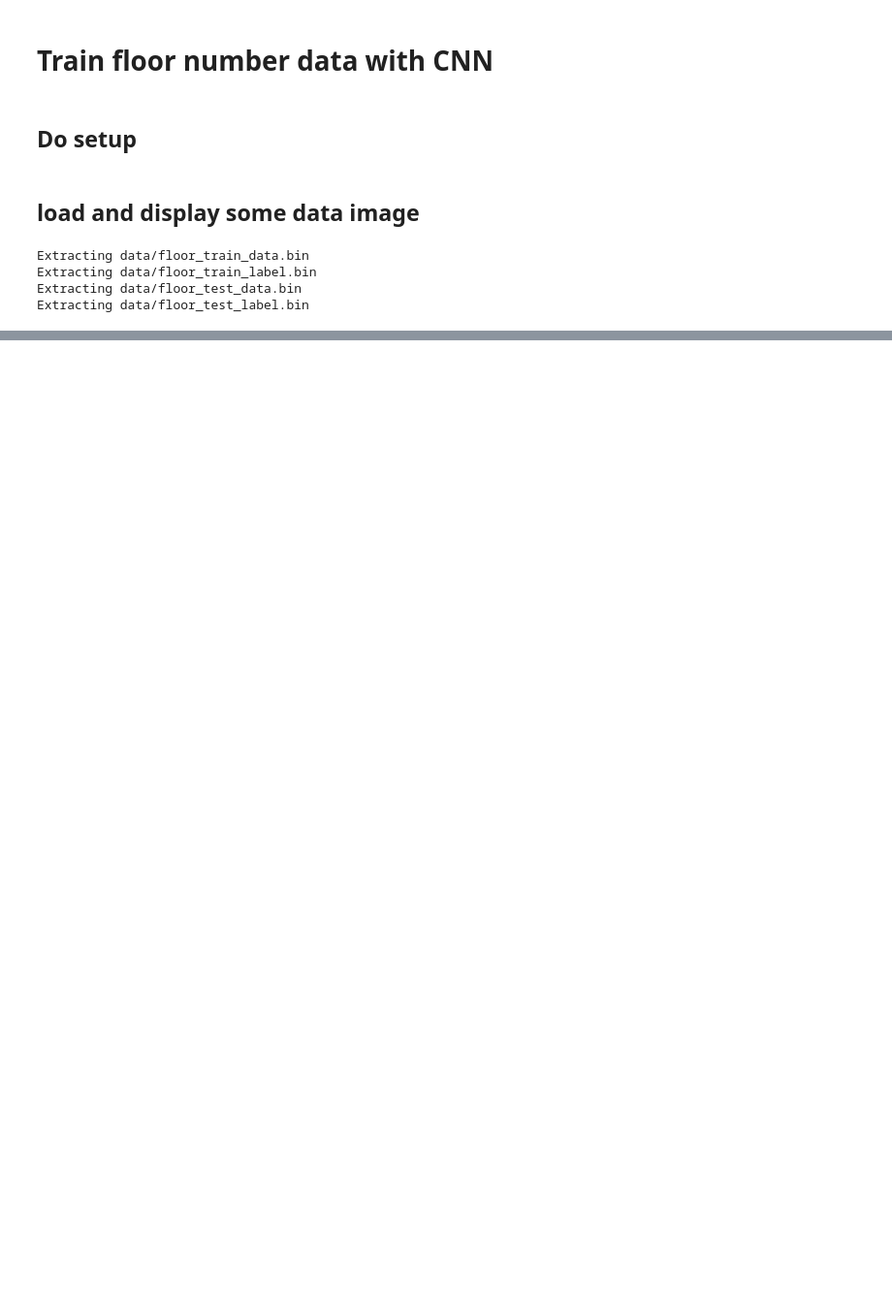
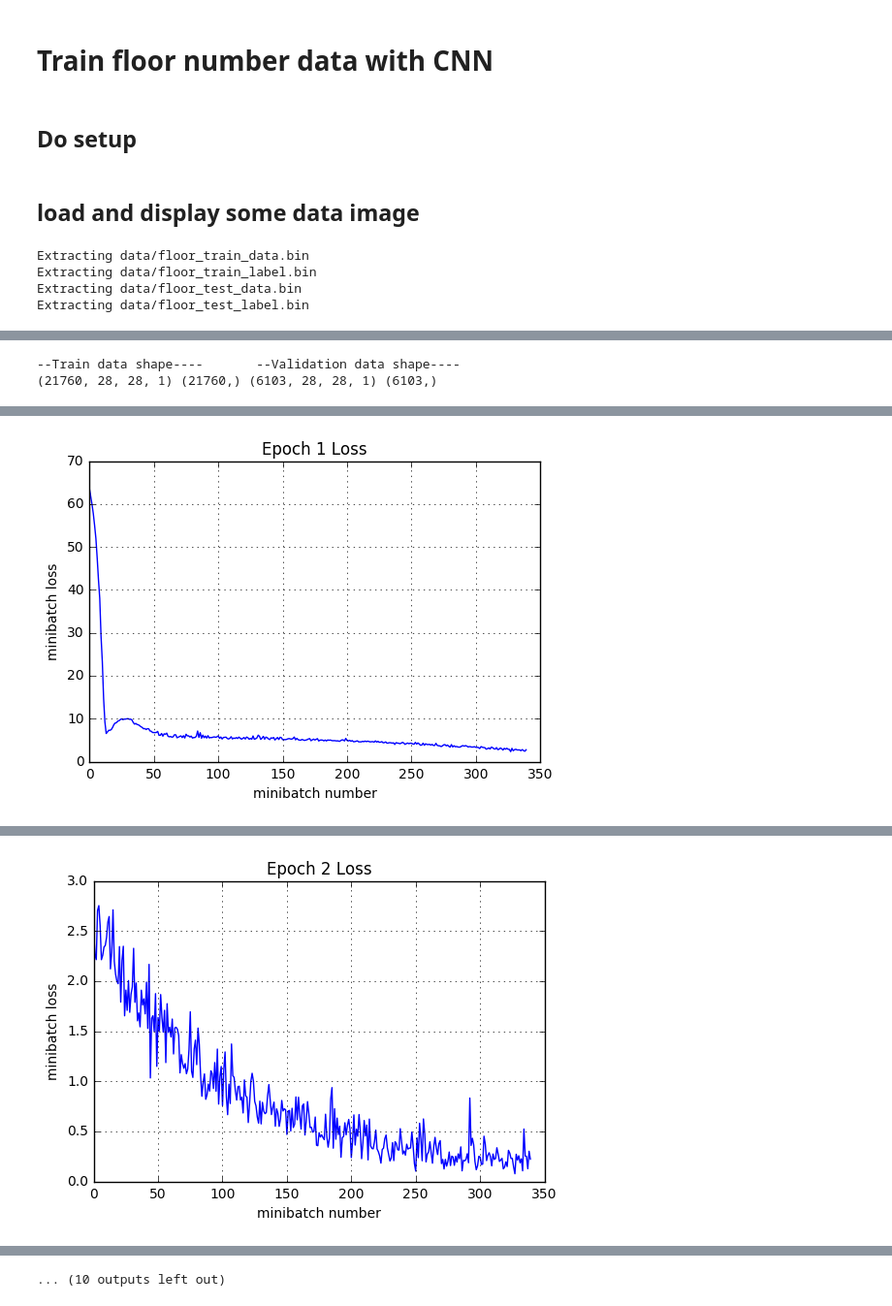
Before and after one commit to peter6888/deepception, a Jupyter notebook: cnn_digit/cnn_floor.ipynb, the cells around one changed output, grey strips where cells are left out. Shown at 97% size. Saved outputs shown, nothing was run; the diff lists cells and outputs as text; code cells hidden in the pictures; blank space fills up the shorter version.

Commit message:
new more accurate model'

```diff
--- a/cnn_digit/cnn_floor.ipynb
+++ b/cnn_digit/cnn_floor.ipynb
@@ -80,0 +141,13 @@ for y, cls in enumerate(class_7):
+# %%
+total_cnt, train_cnt = 27863, 21760
+train_indices = np.arange(total_cnt)
+np.random.shuffle(train_indices)
+X_train = train_data[train_indices[:train_cnt], :]
+y_train = train_labels[train_indices[:train_cnt]]
+X_val   = train_data[train_indices[train_cnt:], :]
+y_val   = train_labels[train_indices[train_cnt:]]
+print('--Train data shape----       --Validation data shape----')
+print(X_train.shape, y_train.shape, X_val.shape, y_val.shape)
+# %% [output]
+--Train data shape----       --Validation data shape----
+(21760, 28, 28, 1) (21760,) (6103, 28, 28, 1) (6103,)
@@ -80,0 +219,12 @@ for y, cls in enumerate(class_7):
+# %%
+# training
+sess = tf.Session()
+sess.run(tf.global_variables_initializer())
+print('Training')
+run_model(session=sess, predict=y_out, loss_val=mean_loss, Xd=X_train, yd=y_train, \
+         epochs=10, batch_size=64, print_every=100, \
+         training=train_step, plot_losses=True)
+print('Validation')
+run_model(session=sess, predict=y_out, loss_val=mean_loss, Xd=X_val, yd=y_val, \
+         epochs=1, batch_size=64)
+# %% [output]
@@ -80,0 +237 @@ for y, cls in enumerate(class_7):
+[figure, added]
@@ -80,0 +242 @@ for y, cls in enumerate(class_7):
+[figure, added]
@@ -80,0 +265 @@ for y, cls in enumerate(class_7):
+... (10 outputs left out)
```
Also changed, not shown: parts of 17 cells of this notebook, 2 other files.
